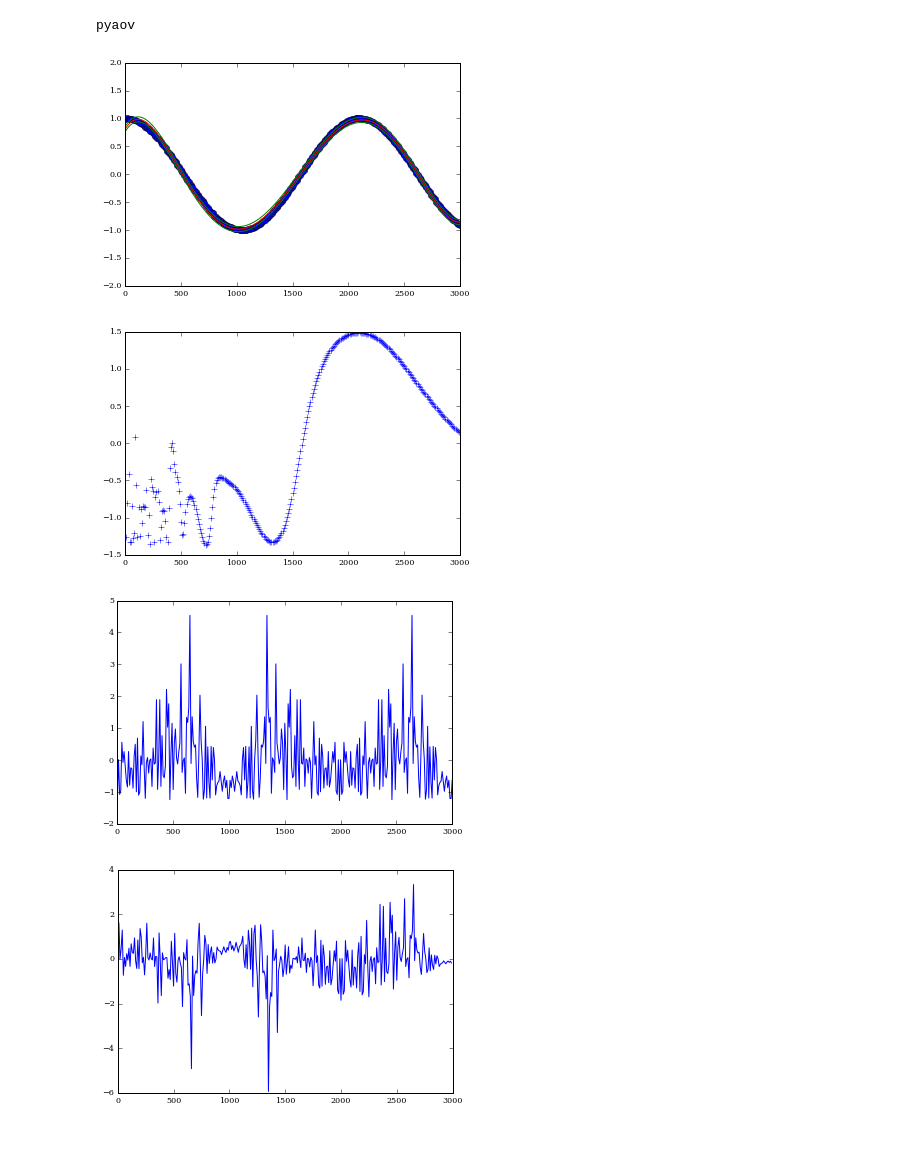
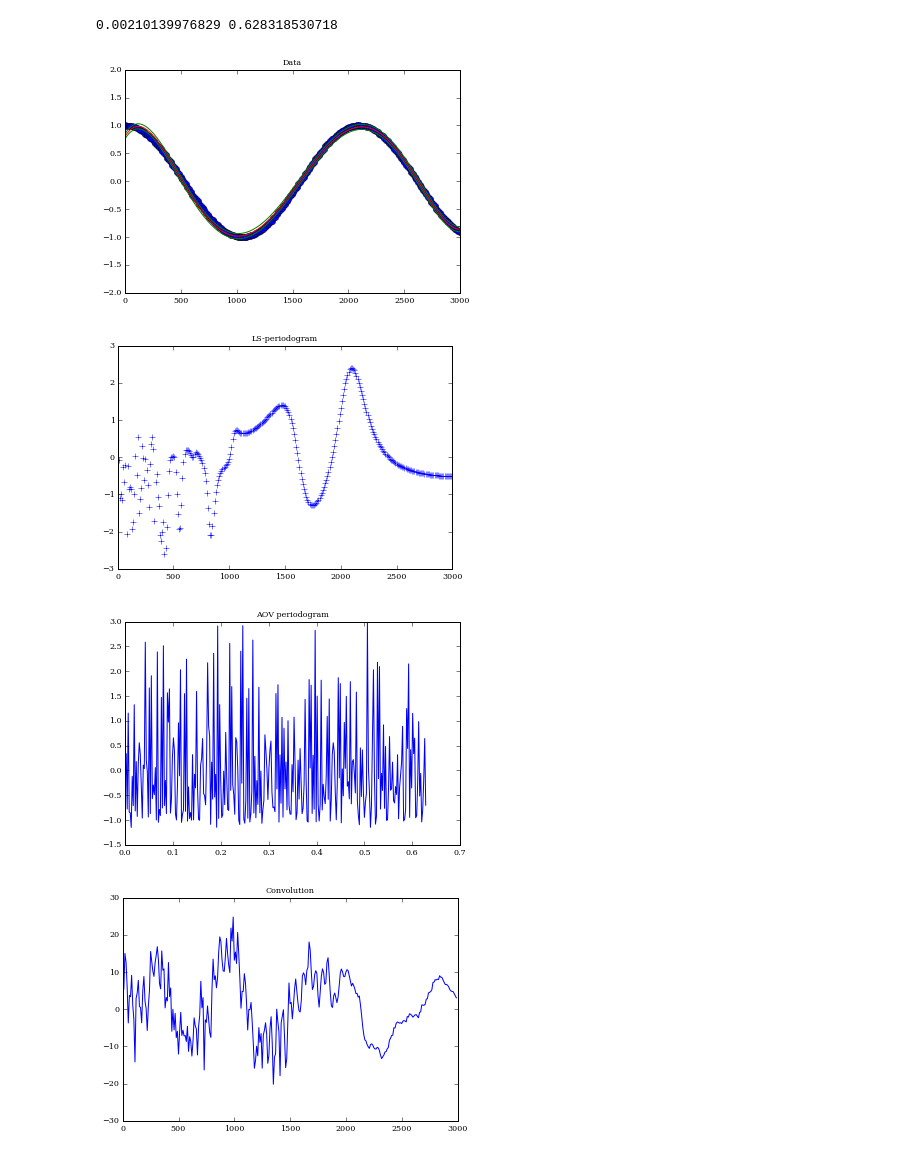
Before and after one commit to joshuazd/lssfds, a Jupyter notebook: gen_sample_data.ipynb, the cells around one changed output. Cells and saved outputs as stored; diff of their text form; code cells hidden in the pictures.

```diff
--- a/gen_sample_data.ipynb
+++ b/gen_sample_data.ipynb
@@ -60,41 +60,43 @@ new_x=indicator*x
 new_y=indicator*y
 
 #aov calculation
-th,fr,frmax=pyaov.amhw(x,y,yerr,3000,10,nh2=2)
-
+th,fr,frmax=pyaov.aovw(x,y,yerr,omega[0],omega[-1])
+print omega[-1], omega[0]
 #normalize periodgram
 PS = (PS - np.mean(PS))/np.std(PS)
 th = (th - np.mean(th))/np.std(th)
 
 #plot data
 plt.figure(1)
 plt.title("Data")
 plt.plot(new_x, new_y, 'o',xp,p(xp),'r-',xp,p(xp)+sigma,'g-',xp,p(xp)-sigma,'g-')
 plt.ylim((-2,2))
 
 #plot LS-periodogram
 plt.figure(2)
 plt.title("LS-periodogram")
 plt.plot(period,PS,'+')
 
 #plot AOV periodogram
 plt.figure(3)
 plt.title("AOV periodogram")
 plt.plot(fr,th)
 
 #plot convolution
 plt.figure(4)
 plt.title("Convolution")
-plt.plot(period,PS*th[:299])
+#plt.plot(period,PS*th[:299])
 
+#plt.figure(5)
+plt.plot(period,np.convolve(PS,th[:299],mode='same'))
 #pyaov.plper(frmax,x,y,fr,th)
 
 #plt.subplots_adjust(left=0,top=1,right=1,bottom=0)
 
 plt.show()
 # %% [output]
-pyaov
+0.00210139976829 0.628318530718
-[figure, old version]
+[figure, new version]
-[figure, old version]
+[figure, new version]
-[figure, old version]
+[figure, new version]
-[figure, old version]
+[figure, new version]
```
